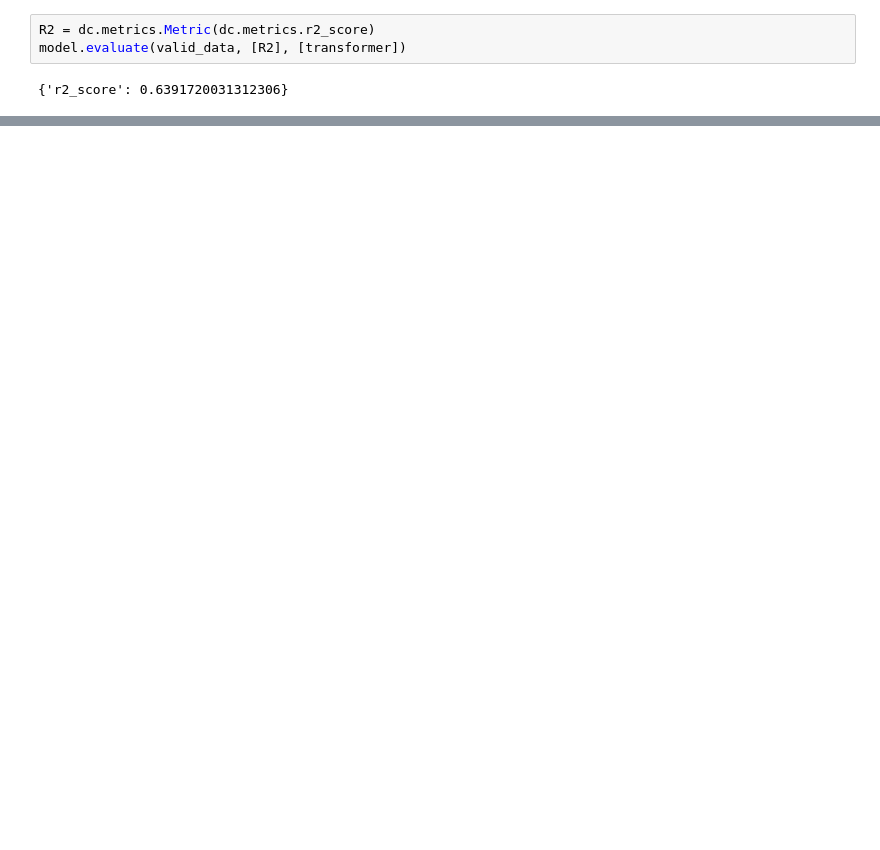
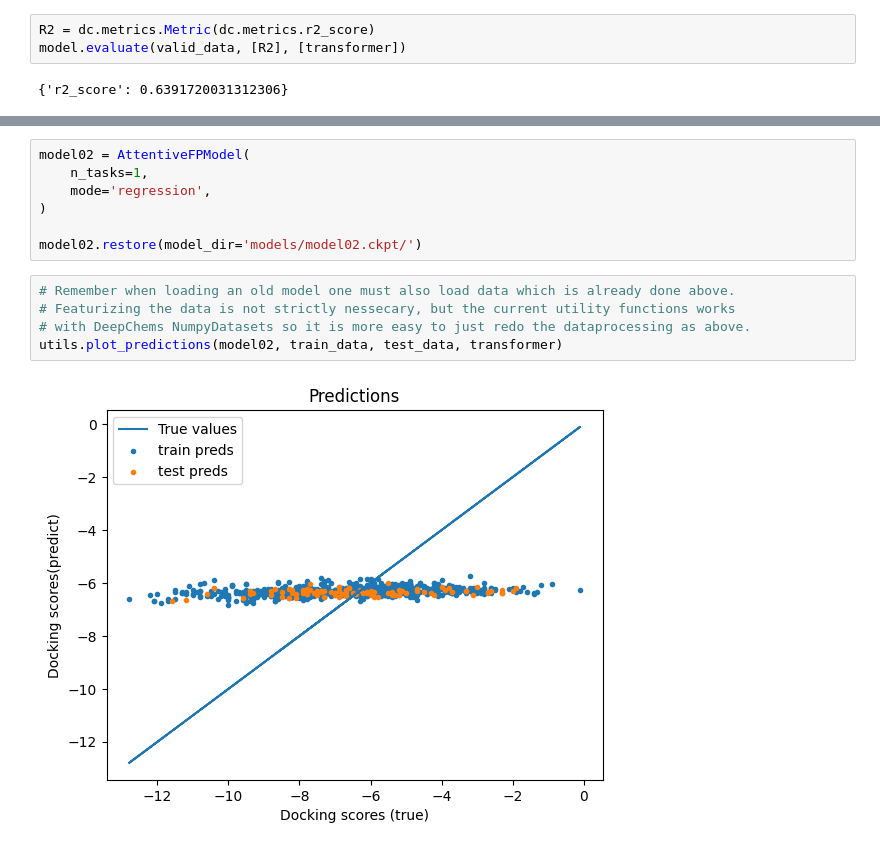
Before and after one commit to MolinDiscovery/MDRinhib-test, a Jupyter notebook: 002-models-AttentiveFP.ipynb, the cells around one changed output, grey strips where cells are left out. Drawn from its saved outputs; the diff is of its cells as text; blank space fills up the shorter version.

```diff
--- a/002-models-AttentiveFP.ipynb
+++ b/002-models-AttentiveFP.ipynb
@@ -65,0 +148,14 @@ plot_validation(train_model)
+# %%
+model02 = AttentiveFPModel(
+    n_tasks=1,
+    mode='regression',
+)
+
+model02.restore(model_dir='models/model02.ckpt/')
+# %%
+# Remember when loading an old model one must also load data which is already done above.
+# Featurizing the data is not strictly nessecary, but the current utility functions works
+# with DeepChems NumpyDatasets so it is more easy to just redo the dataprocessing as above.
+utils.plot_predictions(model02, train_data, test_data, transformer)
+# %% [output]
+[figure, added]
```
Also changed, not shown: parts of 7 cells of this notebook, 25 other files.
